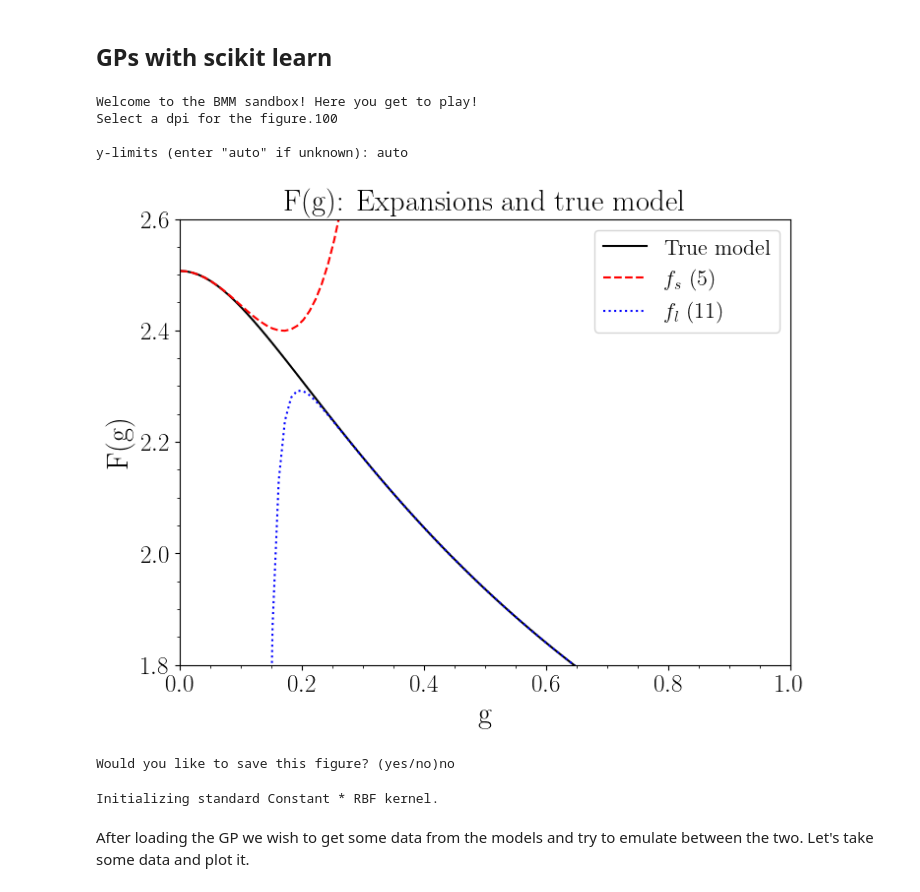
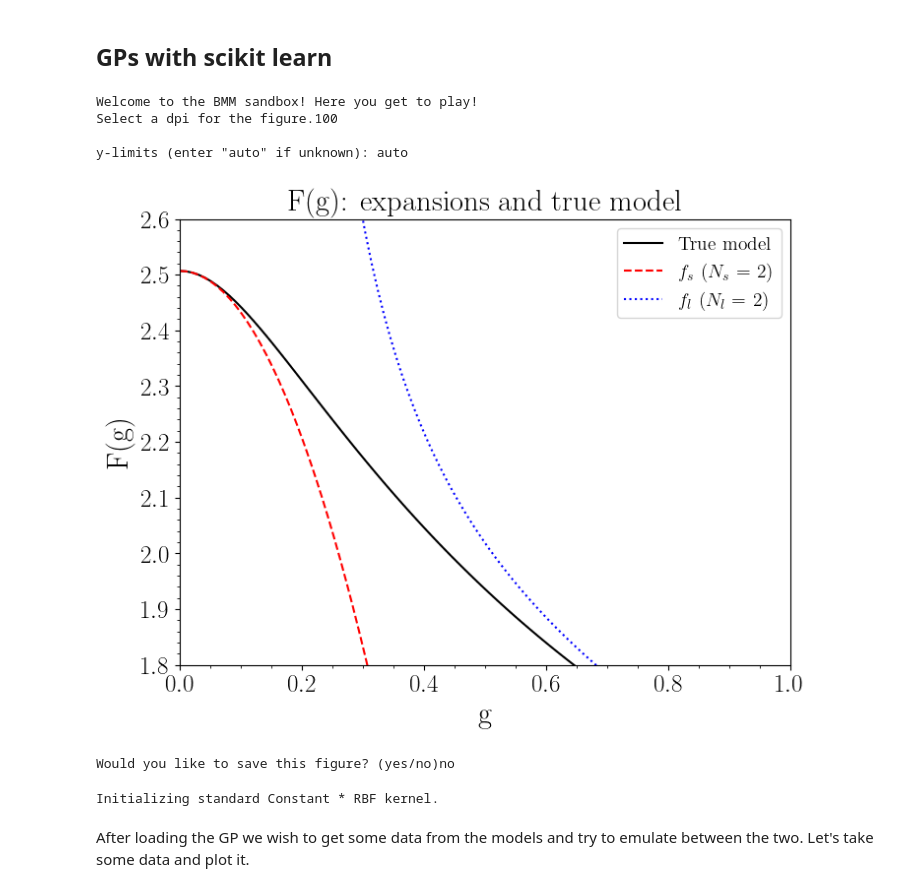
Before and after one commit to asemposki/SAMBA, a Jupyter notebook: model_mixing_gps.ipynb, the cells around one changed output. Drawn from its saved outputs; the diff is of its cells as text; code cells hidden in the pictures.

```diff
--- a/model_mixing_gps.ipynb
+++ b/model_mixing_gps.ipynb
@@ -21,24 +21,24 @@ matplotlib.rcParams.update({
    'font.family': 'serif',
    'text.usetex': True,
 })
-# %%
-#first we need to see which models we want to mix
-models = Mixing()
-g = np.linspace(1e-6, 1.0, 100)
-low = np.array([5])
-high = np.array([11])
-models.plot_models(g, low, high)
-# %% [output]
-Welcome to the BMM sandbox! Here you get to play!
-Select a dpi for the figure.100
-
-y-limits (enter "auto" if unknown): auto
-[figure, removed]
-Would you like to save this figure? (yes/no)no
-# %%
-#begin by calling the GP class just to see if it works
-new = GP(g,kernel="RBF")
-# %% [output]
-Initializing standard Constant * RBF kernel.
+# %%
+# first we need to see which models we want to mix
+models = Mixing()
+g = np.linspace(1e-6, 1.0, 100)
+low = np.array([2])
+high = np.array([2])
+models.plot_models(g, low, high)
+# %% [output]
+Welcome to the BMM sandbox! Here you get to play!
+Select a dpi for the figure.100
+
+y-limits (enter "auto" if unknown): auto
+[figure, added]
+Would you like to save this figure? (yes/no)no
+# %%
+# begin by calling the GP class just to see if it works
+new = GP(g, kernel="RBF", fix_length=False)
+# %% [output]
+Initializing standard Constant * RBF kernel.
 # %% [markdown]
 After loading the GP we wish to get some data from the models and try to emulate between the two. Let's take some data and plot it.
```
Also changed, not shown: parts of 17 cells of this notebook.
